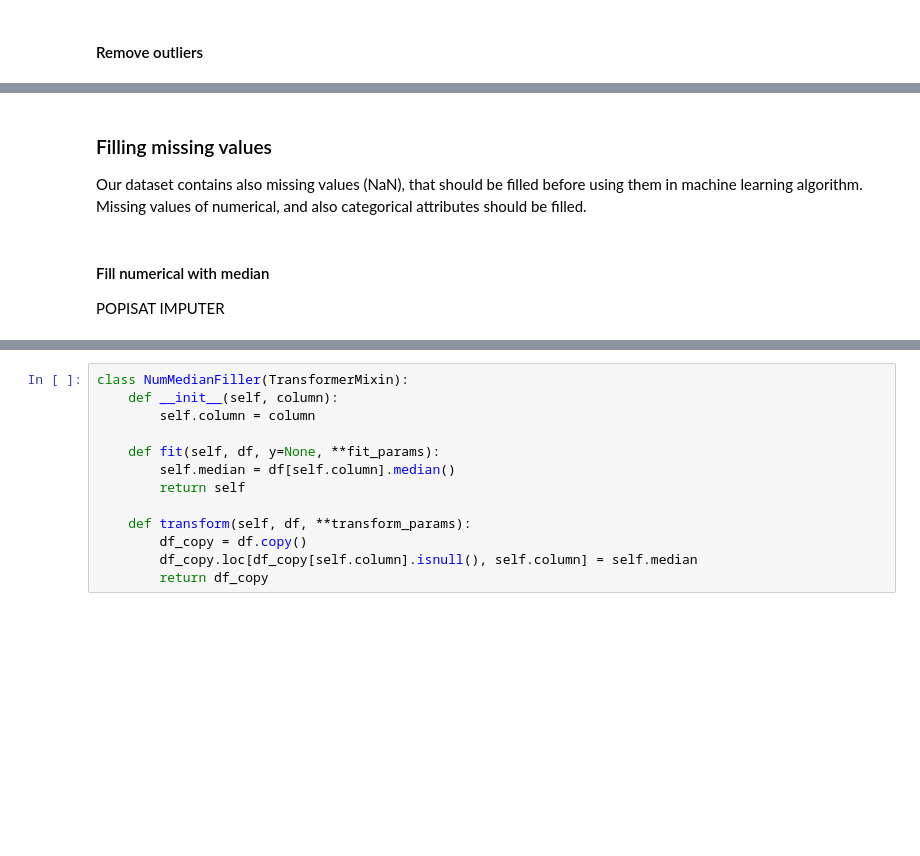
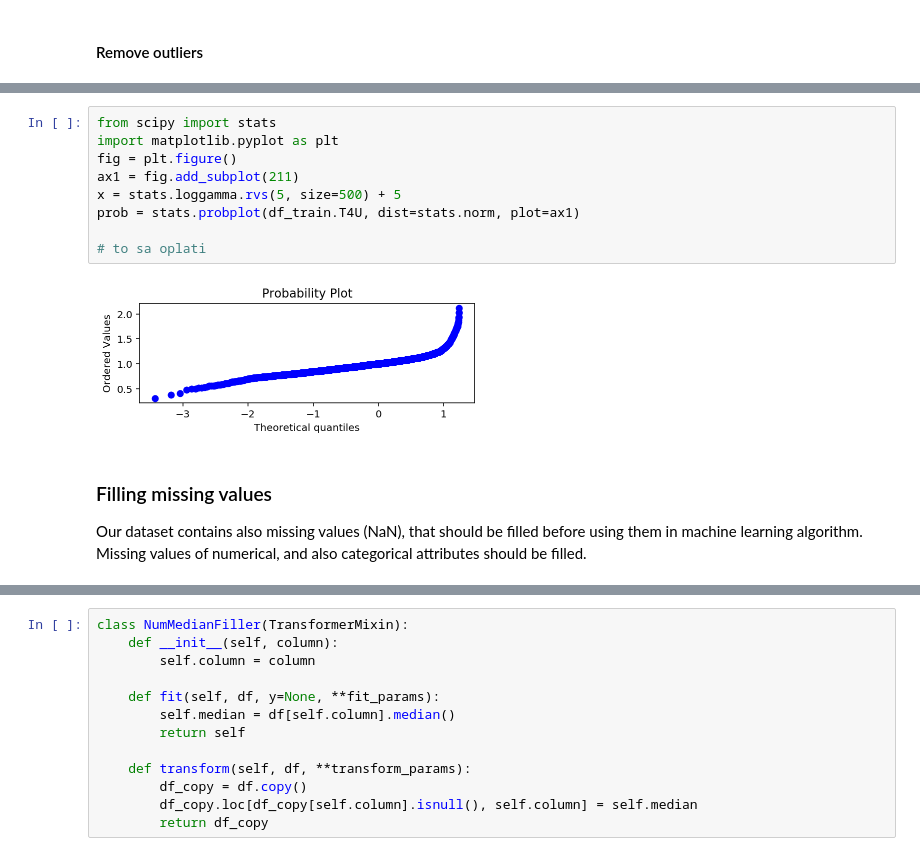
Before and after one commit to pmacinec/iau-project, a Jupyter notebook: macinec_janik_project1_preprocessing.ipynb, the cells around one changed output, grey strips where cells are left out. Drawn from its saved outputs; the diff is of its cells as text; blank space fills up the shorter version.

```diff
--- a/macinec_janik_project1_preprocessing.ipynb
+++ b/macinec_janik_project1_preprocessing.ipynb
@@ -300,8 +509,15 @@ transformed = model.transform(df_train)
+# %%
+from scipy import stats
+import matplotlib.pyplot as plt
+fig = plt.figure()
+ax1 = fig.add_subplot(211)
+x = stats.loggamma.rvs(5, size=500) + 5
+prob = stats.probplot(df_train.T4U, dist=stats.norm, plot=ax1)
+
+# to sa oplati
+# %% [output]
+[figure, added]
 # %% [markdown]
 ### Filling missing values
 
 Our dataset contains also missing values (NaN), that should be filled before using them in machine learning algorithm. Missing values of numerical, and also categorical attributes should be filled.
-# %% [markdown]
-#### Fill numerical with median
-
-POPISAT IMPUTER
```
Also changed, not shown: parts of 86 cells of this notebook.
